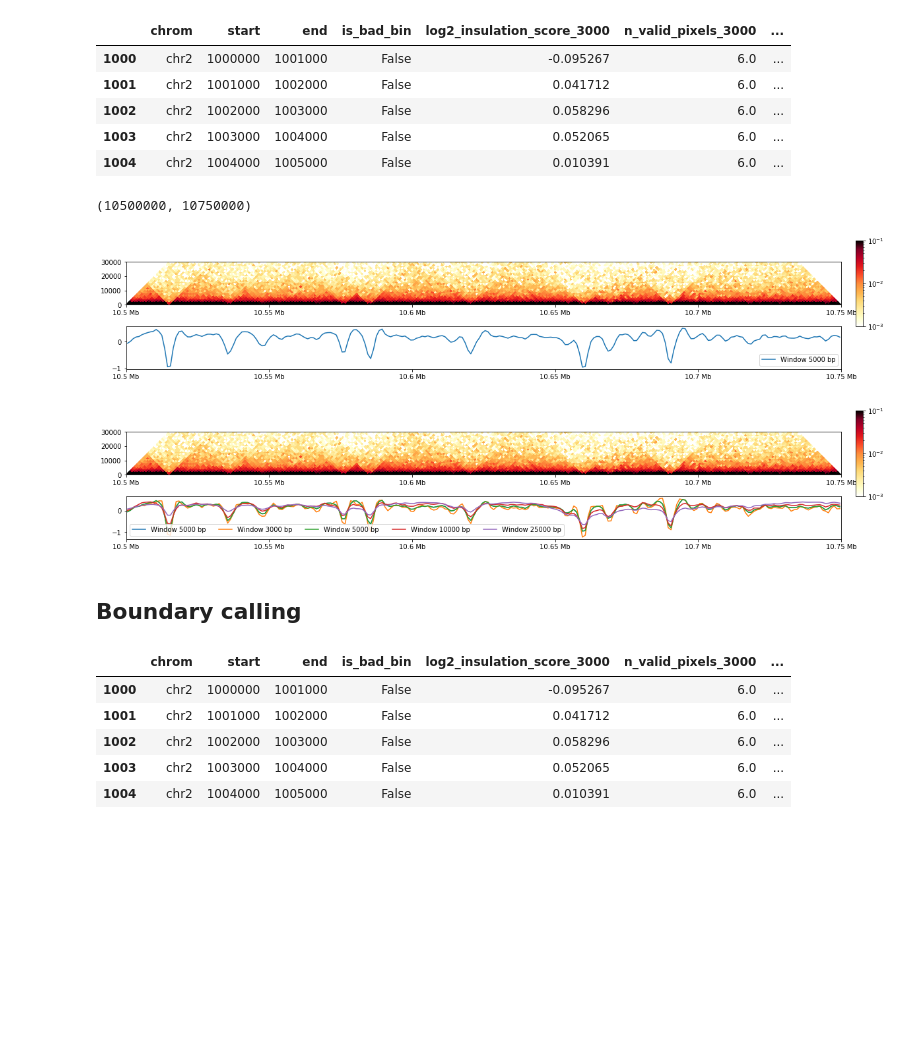
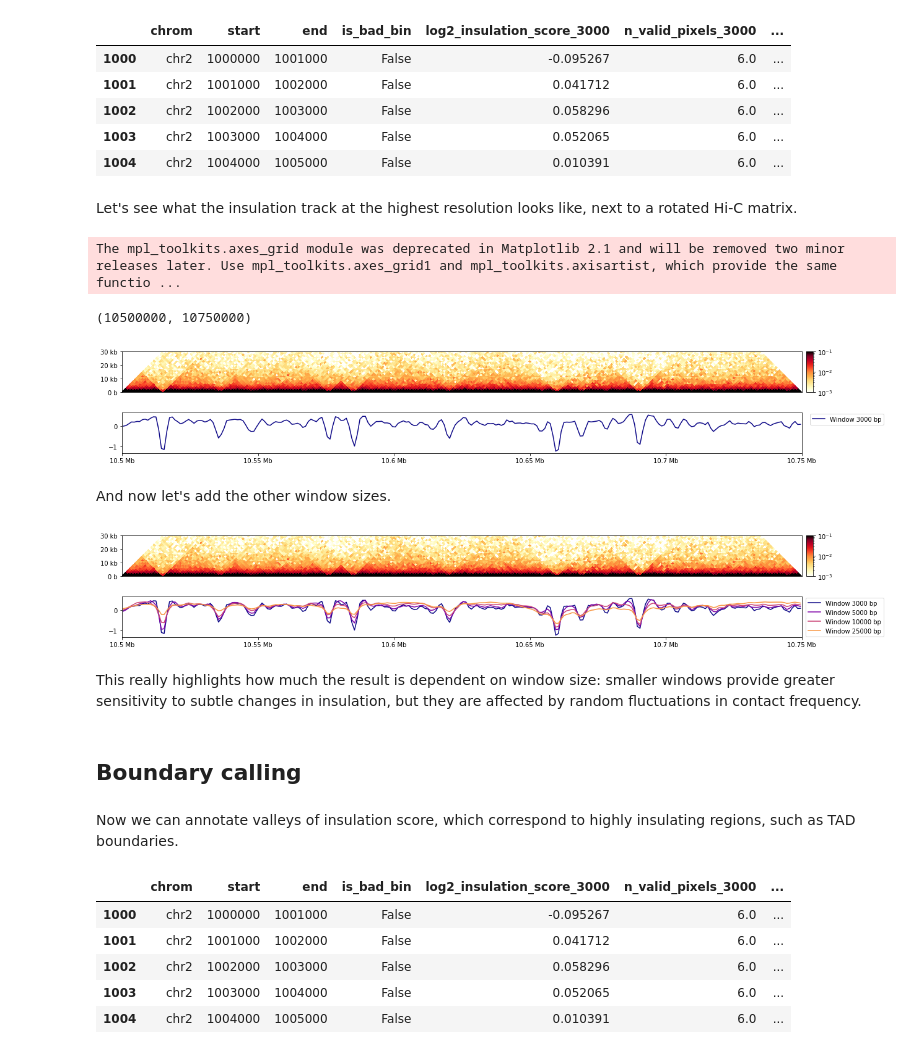
Before and after one commit to open2c/open2c_examples, a Jupyter notebook: Insulation_and_boundaries.ipynb, the cells around one changed output. Saved outputs shown, nothing was run; the diff lists cells and outputs as text; code cells hidden in the pictures; blank space fills up the shorter version.

```diff
--- a/Insulation_and_boundaries.ipynb
+++ b/Insulation_and_boundaries.ipynb
@@ -58,45 +63,56 @@ def format_ticks(ax, x=True, y=True, rotate=True):
         ax.xaxis.tick_bottom()
     if rotate:
         ax.tick_params(axis='x',rotation=45)
+# %% [markdown]
+Let's see what the insulation track at the highest resolution looks like, next to a rotated Hi-C matrix.
 # %%
 from matplotlib.colors import LogNorm
 from mpl_toolkits.axes_grid import make_axes_locatable
 import bioframe
 
 region = ('chr2', 10_500_000, 10_750_000)
 norm = LogNorm(vmax=0.1, vmin=0.001)
 data = clr.matrix(balance=True).fetch(region)
-f, ax = plt.subplots(figsize=(20, 10))
+f, ax = plt.subplots(figsize=(20, 4))
 im = pcolormesh_45deg(ax, data, start=region[1], resolution=1000, norm=norm, cmap='fall')
 ax.set_aspect(0.5)
 ax.set_ylim(0, 30000)
+format_ticks(ax, rotate=False)
+ax.xaxis.set_visible(False)
 
 divider = make_axes_locatable(ax)
-cax = divider.append_axes("right", size="1%", pad=0.3)
+cax = divider.append_axes("right", size="1%", pad=0.1, aspect=6)
 plt.colorbar(im, cax=cax)
 
 insul_region = bioframe.select(insulation, region)
 
 ins_ax = divider.append_axes("bottom", size="50%", pad=0., sharex=ax)
+ins_ax.set_prop_cycle(plt.cycler("color", plt.cm.plasma(np.linspace(0,1,5))))
+ins_ax.plot(insul_region[['start', 'end']].mean(axis=1), insul_region['log2_insulation_score_3000'], label='Window 3000 bp')
 
-ins_ax.plot(insul_region[['start', 'end']].mean(axis=1), insul_region['log2_insulation_score_5000'], label='Window 5000 bp')
-
-ins_ax.legend()
+ins_ax.legend(bbox_to_anchor=(1.125, 1.05), loc='upper right')
 
 format_ticks(ins_ax, y=False, rotate=False)
 ax.set_xlim(region[1], region[2])
 # %% [output]
-(10500000, 10750000)
+The mpl_toolkits.axes_grid module was deprecated in Matplotlib 2.1 and will be removed two minor releases later. Use mpl_toolkits.axes_grid1 and mpl_toolkits.axisartist, which provide the same functio ...
+(10500000, 10750000)
-[figure, old version]
+[figure, new version]
+# %% [markdown]
+And now let's add the other window sizes.
 # %%
-for res in 3000, 5000, 10000, 25000:
+for res in 5000, 10000, 25000:
     ins_ax.plot(insul_region[['start', 'end']].mean(axis=1), insul_region[f'log2_insulation_score_{res}'], label=f'Window {res} bp')
-ins_ax.legend(ncol=5)
+ins_ax.legend(bbox_to_anchor=(1.125, 1.05), loc='upper right')
 f
 # %% [output]
-[figure, old version]
+[figure, new version]
+# %% [markdown]
+This really highlights how much the result is dependent on window size: smaller windows provide greater sensitivity to subtle changes in insulation, but they are affected by random fluctuations in contact frequency.
 # %% [markdown]
 ## Boundary calling
+# %% [markdown]
+Now we can annotate valleys of insulation score, which correspond to highly insulating regions, such as TAD boundaries.
 # %%
 insulation = find_boundaries(insulation)
 # %%
```
Also changed, not shown: parts of 8 cells of this notebook.
